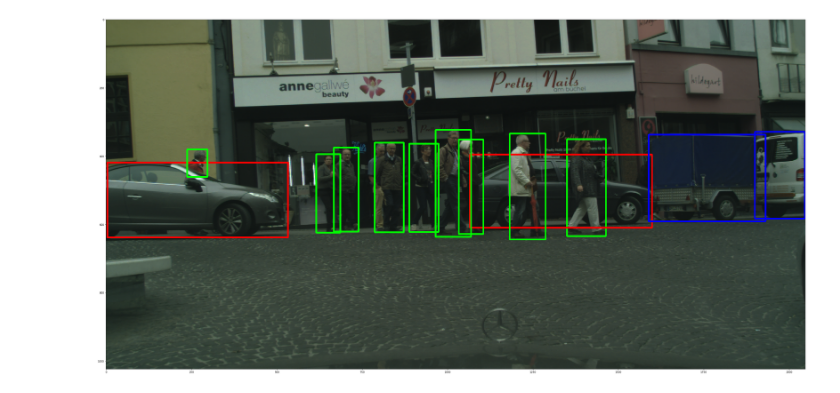
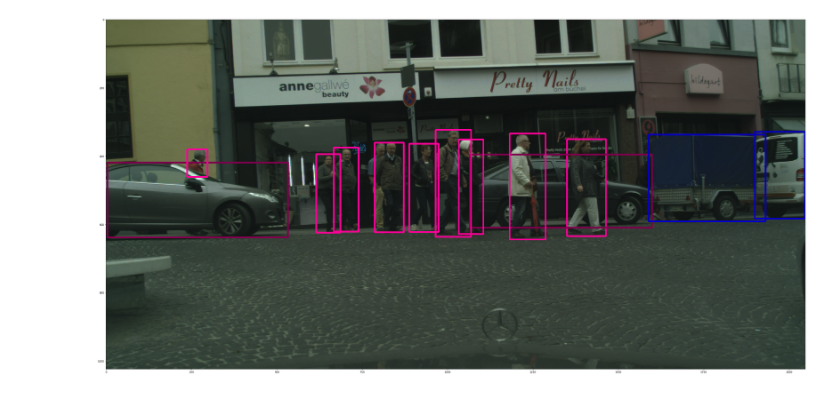
Before and after one commit to zylearncoding/supervisely, a Jupyter notebook: tutorials/07_faster-rcnn_inference/src/07_faster-rcnn_inference.ipynb, the cells around one changed output. Cells and saved outputs as stored; diff of their text form; code cells hidden in the pictures.

```diff
--- a/tutorials/07_faster-rcnn_inference/src/07_faster-rcnn_inference.ipynb
+++ b/tutorials/07_faster-rcnn_inference/src/07_faster-rcnn_inference.ipynb
@@ -46,19 +47,22 @@ def get_imgs_list(path):
 # %%
 # Get images list
 imgs_list = get_imgs_list(images_path)
+# %%
+color_mapping = dict()
+for cls in applier.train_classes._classes_lst:
+    color_mapping[cls['title']] = sly.hex2rgb(cls['color'])
 # %%
-color_mapping = {"car": (255,0,0), "person": (0,255,0), "truck": (0,0,255)}
 for img_fp in imgs_list:
     image = cv2.imread(img_fp)
     if image is None:
         print('Something wrong with image: {}'.format(img_fp))
         break
     image = cv2.cvtColor(image, cv2.COLOR_BGR2RGB)
     mask = applier.inference(image)
     for obj in mask["objects"]:
         obj.draw_contour(image, color_mapping[obj.class_title], 3)
     plt.figure(figsize=(50, 50))
     plt.imshow(image)
     plt.show()
 # %% [output]
-[figure, old version]
+[figure, new version]
```
Also changed, not shown: parts of 2 cells of this notebook, 1 other file.
